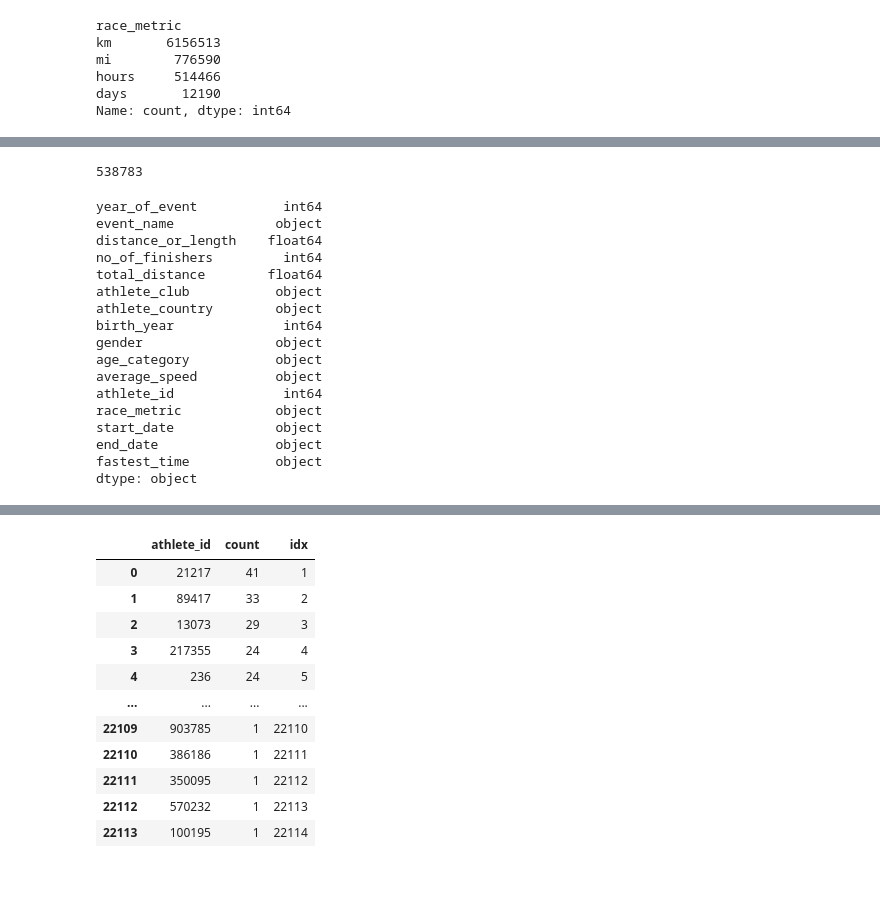
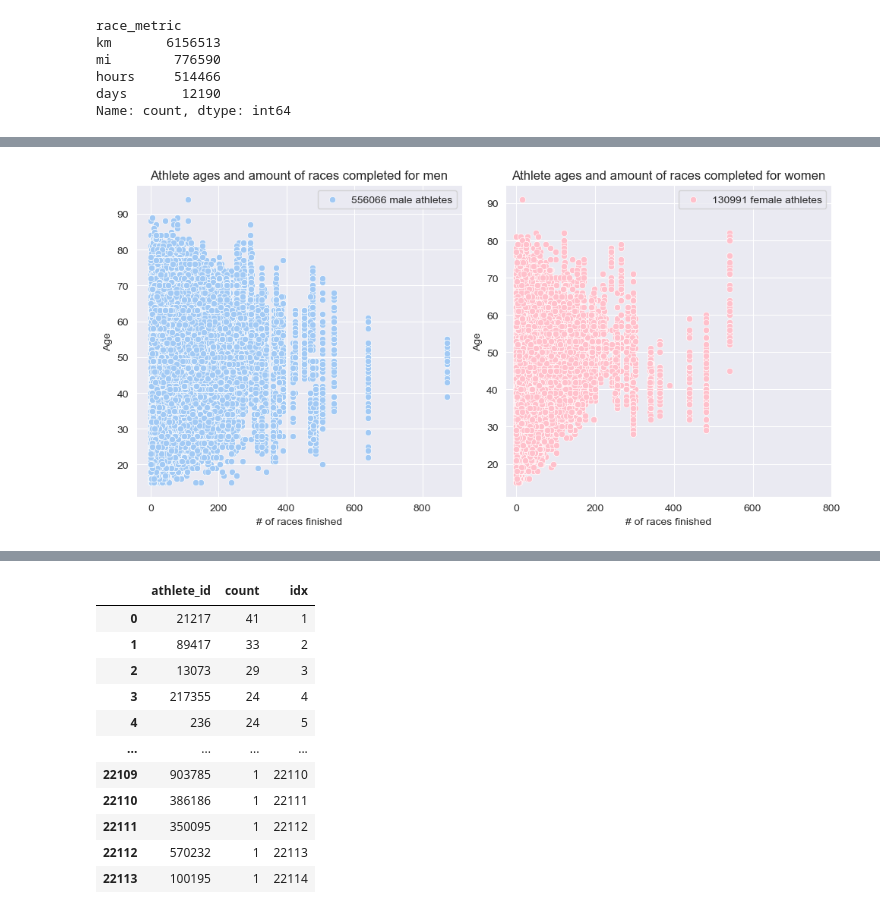
Before and after one commit to dmshakur/ultra-running-data-analysis, a Jupyter notebook: notebooks/data_analysis.ipynb, the cells around one changed output, grey strips where cells are left out. Drawn from its saved outputs; the diff is of its cells as text; code cells hidden in the pictures; blank space fills up the shorter version.

```diff
--- a/notebooks/data_analysis.ipynb
+++ b/notebooks/data_analysis.ipynb
@@ -183,27 +160,28 @@ fig.savefig(f'{fig_path}athlete_ages_and_number_of_races_completed.jpg')
-# %%
-((df['race_metric'] == 'days') | (pd.to_timedelta(df['fastest_time']) >= pd.to_timedelta('24:00:00'))).sum()
-# %% [output]
-538783
-# %%
-df.dtypes
-# %% [output]
-year_of_event           int64
-event_name             object
-distance_or_length    float64
-no_of_finishers         int64
-total_distance        float64
-athlete_club           object
-athlete_country        object
-birth_year              int64
-gender                 object
-age_category           object
-average_speed          object
-athlete_id              int64
-race_metric            object
-start_date             object
-end_date               object
-fastest_time           object
-dtype: object
+# %%
+custom_ticks = [0, 200, 400, 600, 800]
+
+fig, ax = plt.subplots(1, 2, figsize=(10, 5))
+
+bin_m = proper_ages[proper_ages['gender'] == 'M'].sample(frac = 0.1)
+bin_f = proper_ages[proper_ages['gender'] == 'F'].sample(frac = 0.1)
+
+sns.scatterplot(data = bin_m, x = 'race_count', y = 'race_age', ax = ax[0])
+ax[0].set_title(f'Athlete ages and amount of races completed for men')
+ax[0].set_xlabel('# of races finished')
+ax[0].set_ylabel('Age')
+ax[0].set_xticks(ticks = custom_ticks, labels = custom_ticks)
+ax[0].legend([f'{len(bin_m)} male athletes'])
+
+sns.scatterplot(data = bin_f[bin_f['race_count'] < 1000], x = 'race_count', y = 'race_age', color = 'pink', ax = ax[1])
+ax[1].set_title(f'Athlete ages and amount of races completed for women')
+ax[1].set_xlabel('# of races finished')
+ax[1].set_ylabel('Age')
+ax[1].set_xticks(ticks = custom_ticks, labels = custom_ticks)
+ax[1].legend([f'{len(bin_f)} female athletes'])
+plt.tight_layout()
+fig.savefig(f'{fig_path}athlete_ages_and_number_of_races_completed.jpg')
+# %% [output]
+[figure, added]
 # %%
 winners_male = df[df['gender'] == 'M'].sort_values(by = 'fastest_time', ascending = False).drop_duplicates(subset = 'event_name')
 winners_female = df[df['gender'] == 'F'].sort_values(by = 'fastest_time', ascending = False).drop_duplicates(subset = 'event_name')
```
Also changed, not shown: parts of 16 cells of this notebook, 5 other files.
